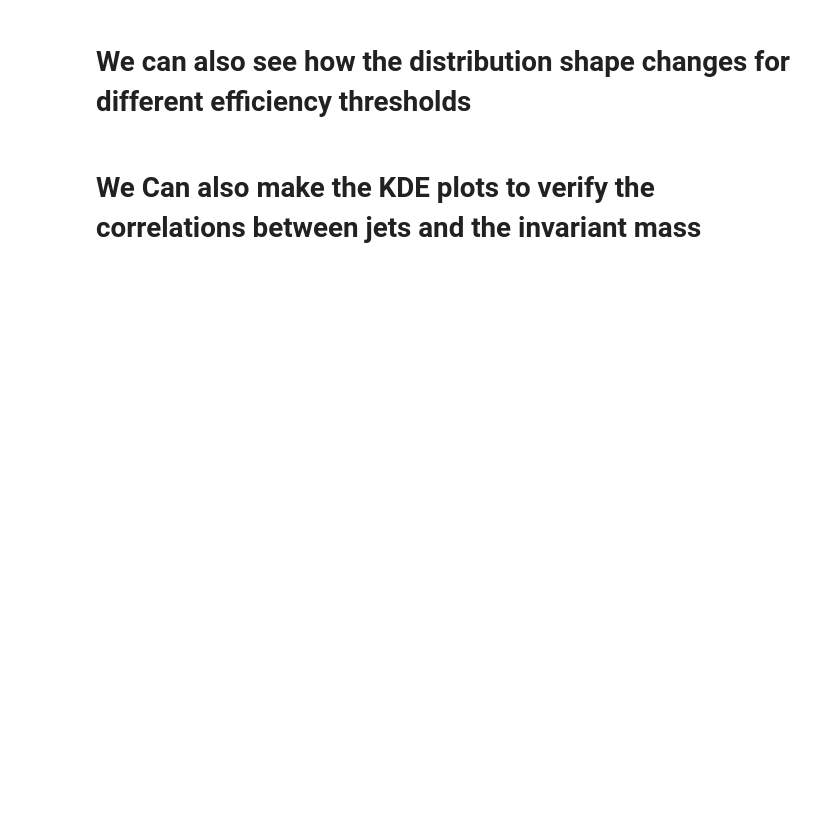
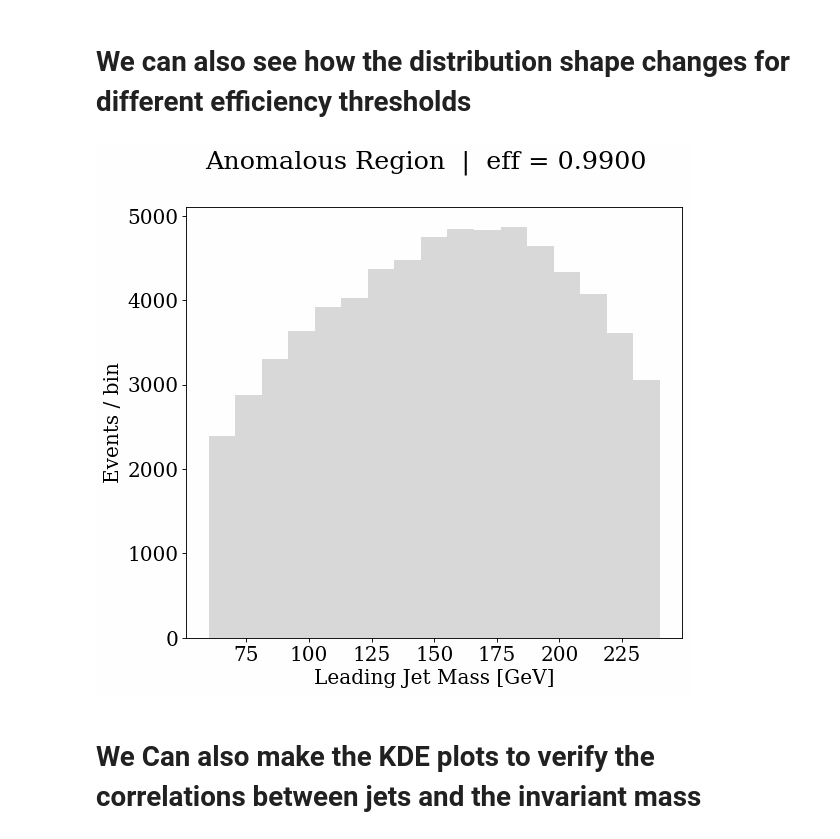
Before and after one commit to ViniciusMikuni/OmniLearnedAD, a Jupyter notebook: make_datacards.ipynb, the cells around one changed output. Cells and saved outputs as stored; diff of their text form; code cells hidden in the pictures; blank space fills up the shorter version.

```diff
--- a/make_datacards.ipynb
+++ b/make_datacards.ipynb
@@ -112,34 +114,36 @@ if look_at_data:
         )
 
         fig, ax = plt.subplots(figsize=(8, 7))
 
-        ax.hist(data_plot.obs[mask_sr][:, 0].flatten(), bins=bins['SR'], color='gray', edgecolor=None,alpha=0.3)
+        ax.hist(data_plot.obs[mask_sr][:, 0].flatten(), bins=bins['SR3'], color='gray', edgecolor=None,alpha=0.3)
         ax.set_xlabel("Leading Jet Mass [GeV]")
         ax.set_ylabel("Events / bin")
 
         fig.suptitle("Anomalous Region  |  eff = {:.4f}".format(ef))
 
         buf = io.BytesIO()
         fig.savefig(buf, format="png", dpi=80, bbox_inches="tight")
         buf.seek(0)
         frames.append(Image.open(buf).copy())
         plt.close(fig)
 
     gif_buf = io.BytesIO()
     frames[0].save(
         gif_buf,
         format="GIF",
         save_all=True,
         append_images=frames[1:],
         duration=500,
         loop=0,
         disposal=2,
     )
     gif_buf.seek(0)
     with open("plots/efficiency_scan.gif", "wb") as f:
         f.write(gif_buf.read())
     gif_buf.seek(0)  # rewind again so display() still works
     display(IPImage(data=gif_buf.read()))
+# %% [output]
+[figure, added]
 # %% [markdown]
 # We Can also make the KDE plots to verify the correlations between jets and the invariant mass
 # %%
```
Also changed, not shown: parts of 5 cells of this notebook, 3 other files.
